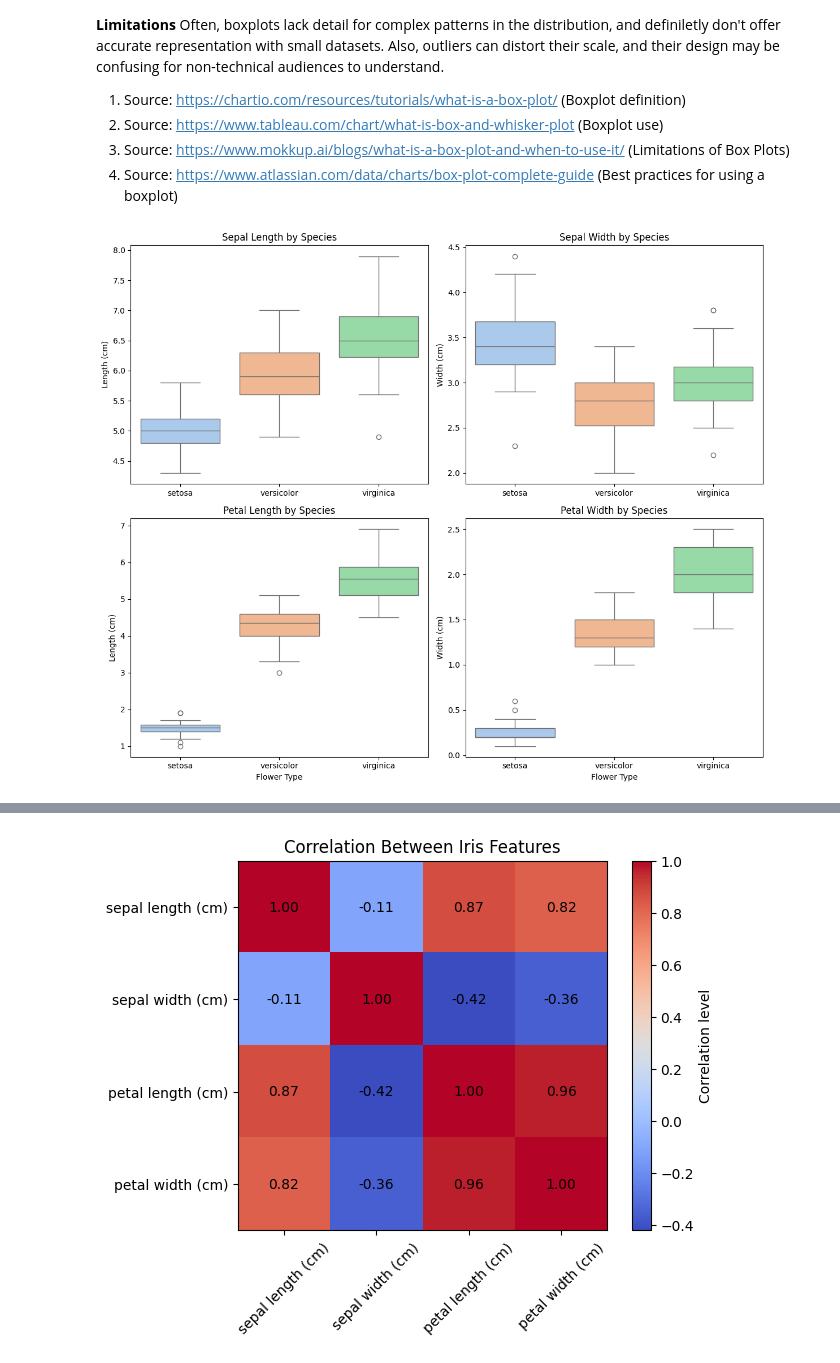
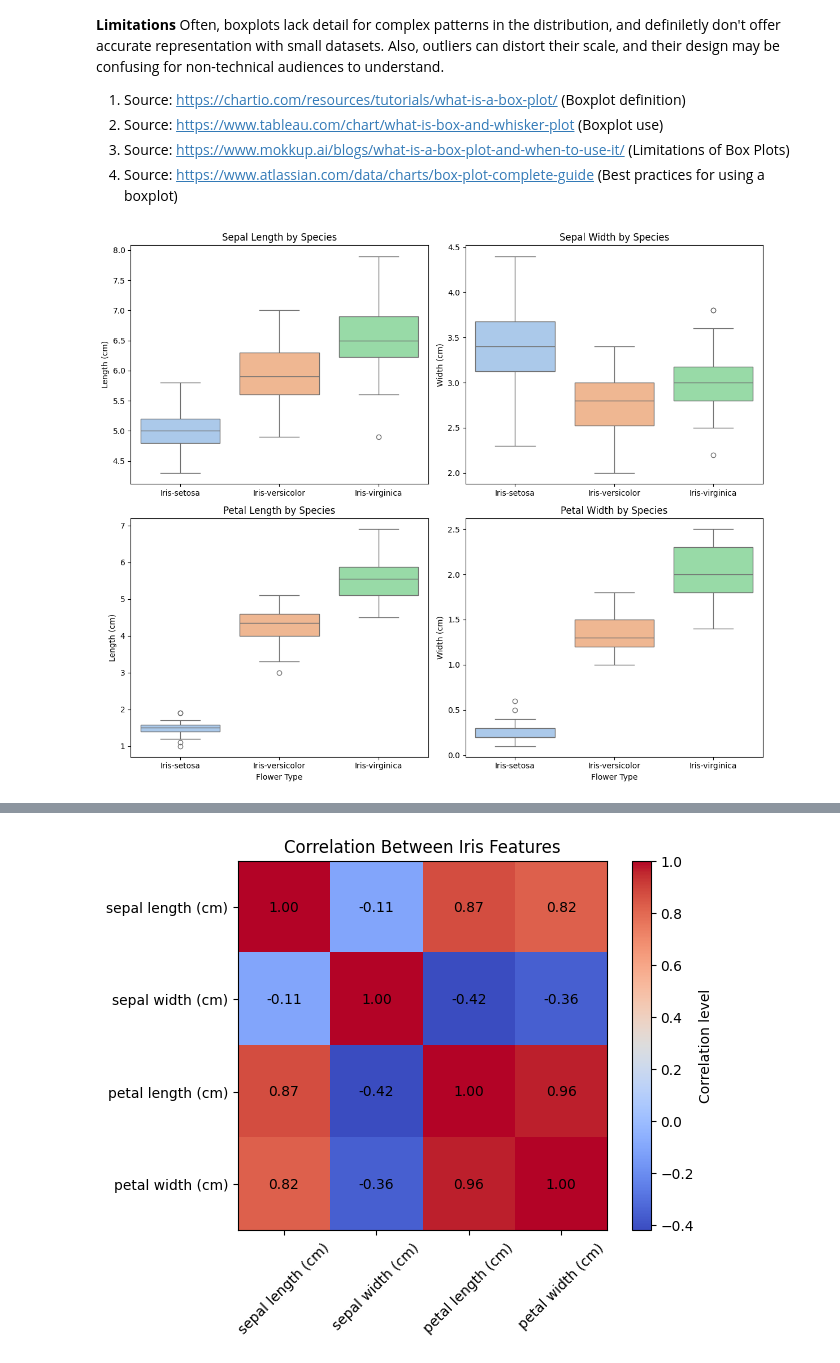
Before and after one commit to marianemcgrath/pands_project, a Jupyter notebook: analysis.ipynb, the cells around one changed output, grey strips where cells are left out. Cells and saved outputs as stored; diff of their text form; code cells hidden in the pictures.

```diff
--- a/analysis.ipynb
+++ b/analysis.ipynb
@@ -57,9 +57,13 @@ csv_url = 'https://archive.ics.uci.edu/ml/machine-learning-databases/iris/iris.d
 # The dataset is in CSV format, so we will use pandas to read it.
 # The dataset contains 5 columns: Sepal_Length, Sepal_Width, Petal_Length, Petal_Width, and Species
 iris_columns = ['Sepal_Length','Sepal_Width','Petal_Length','Petal_Width','Species']
+iris_species = ['Iris Setosa', 'Iris Versicolor', 'Iris Virginica']
 
 # And we'll convert the target to names of the species, as they are represented numerically
-df = pd.read_csv(csv_url, names = iris_columns)
+# The species are: Iris Setosa, Iris Versicolor, and Iris Virginica
+# The dataset is in CSV format, so we will use pandas to read it.
+# The dataset contains 5 columns: Sepal_Length, Sepal_Width, Petal_Length, Petal_Width, and Species
+iris_df = pd.read_csv(csv_url, names = iris_columns)
 
 # Loading the iris dataset
 iris = load_iris()
@@ -264,52 +270,44 @@ This allows for a visualisation if the data's central tendency, spread, and pote
 3. Source: https://www.mokkup.ai/blogs/what-is-a-box-plot-and-when-to-use-it/ (Limitations of Box Plots)
 4. Source: https://www.atlassian.com/data/charts/box-plot-complete-guide (Best practices for using a boxplot)
 # %%
-# Put the data into an easy-to-use table (DataFrame)
-iris_data = pd.DataFrame(iris.data, columns=iris.feature_names)
 
-# Add the flower type information to our table
-iris_data['species'] = [iris.target_names[type_num] for type_num in iris.target]
-
-# Create a figure with 4 boxes (2 rows, 2 columns) for our plots
-plt.figure(figsize=(12, 10))  # This makes the whole image 12 inches wide and 10 inches tall
+plt.figure(figsize=(12, 10))
 
 # First plot (top left) - Sepal Length
-plt.subplot(2, 2, 1)  # 2 rows, 2 columns, position 1
-sns.boxplot(x='species', hue='species', y='sepal length (cm)', data=iris_data, palette='pastel')
+plt.subplot(2, 2, 1)
+sns.boxplot(x='Species', hue= 'Species', y='Sepal_Length', data=iris_df, palette='pastel')
+
 plt.title('Sepal Length by Species')
 plt.xlabel('')
 plt.ylabel('Length (cm)')
 
 # Second plot (top right) - Sepal Width
-plt.subplot(2, 2, 2)  # 2 rows, 2 columns, position 2
-sns.boxplot(x='species', hue='species', y='sepal width (cm)', data=iris_data, palette='pastel')
+plt.subplot(2, 2, 2)
+sns.boxplot(x='Species', hue= 'Species', y='Sepal_Width', data=iris_df, palette='pastel')
 plt.title('Sepal Width by Species')
 plt.xlabel('')
 plt.ylabel('Width (cm)')
 
 # Third plot (bottom left) - Petal Length
-plt.subplot(2, 2, 3)  # 2 rows, 2 columns, position 3
-sns.boxplot(x='species',hue='species', y='petal length (cm)', data=iris_data, palette='pastel')
+plt.subplot(2, 2, 3)
+sns.boxplot(x='Species', hue= 'Species', y='Petal_Length', data=iris_df, palette='pastel')
 plt.title('Petal Length by Species')
 plt.xlabel('Flower Type')
 plt.ylabel('Length (cm)')
 
 # Fourth plot (bottom right) - Petal Width
-plt.subplot(2, 2, 4)  # 2 rows, 2 columns, position 4
-sns.boxplot(x='species', hue='species', y='petal width (cm)', data=iris_data, palette='pastel')
+plt.subplot(2, 2, 4)
+sns.boxplot(x='Species', hue= 'Species', y='Petal_Width', data=iris_df, palette='pastel')
 plt.title('Petal Width by Species')
 plt.xlabel('Flower Type')
 plt.ylabel('Width (cm)')
 
-# Save the boxplots as a PNG file
-plt.savefig('iris_boxplots.png')
-
-# Step 5: Adjust spacing and show the plots
-plt.tight_layout()  # This prevents the titles and labels from overlapping
+plt.savefig('iris_boxplots.png')  # Added bbox_inches to prevent cutoff
+plt.tight_layout()
 plt.show()
 
 # Source: https://medium.com/@hfahmida/eda-for-iris-dataset-with-boxplots-violin-plots-heatmap-pairwise-plots-535275b4c2a0 (EDA for the Iris Flower dataset)
 # Source: https://www.geeksforgeeks.org/box-plot-in-python-using-matplotlib/
 # %% [output]
-[figure, old version]
+[figure, new version]
 # %% [markdown]
```
Also changed, not shown: parts of 13 cells of this notebook, 3 other files.
